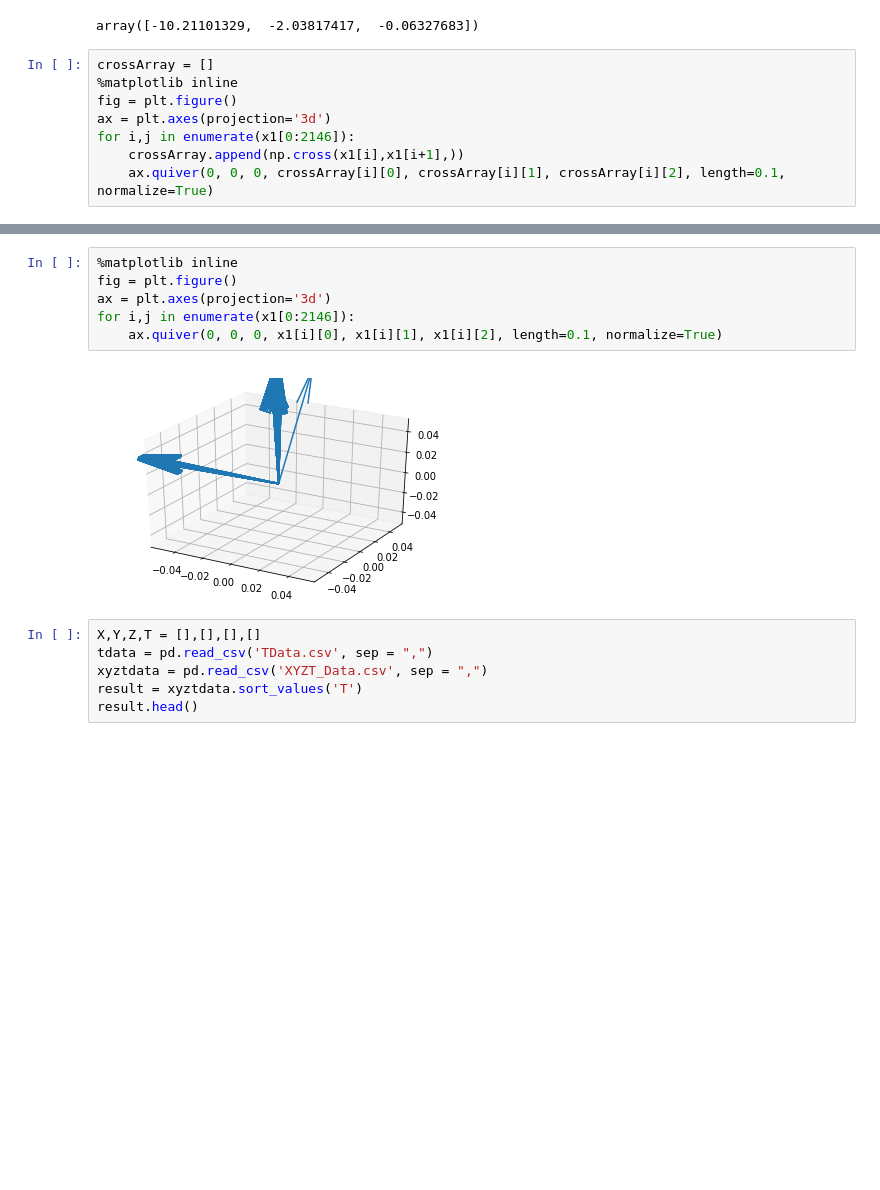
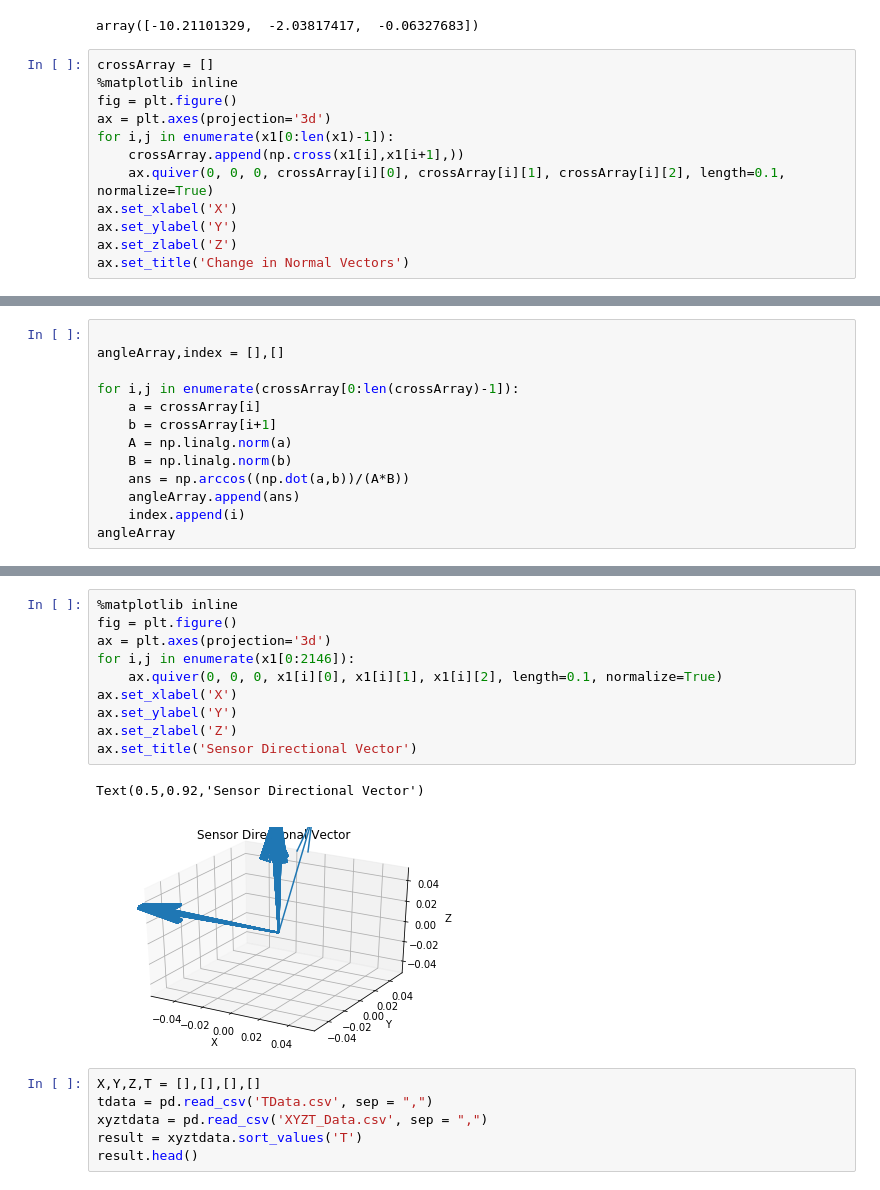
Before and after one commit to mehdig-exe/Third-Year-Project, a Jupyter notebook: Mehdi/Data Analysis.ipynb, the cells around one changed output, grey strips where cells are left out. Drawn from its saved outputs; the diff is of its cells as text; blank space fills up the shorter version.

```diff
--- a/Mehdi/Data Analysis.ipynb
+++ b/Mehdi/Data Analysis.ipynb
@@ -31,7 +32,11 @@ crossArray = []
 %matplotlib inline
 fig = plt.figure()
 ax = plt.axes(projection='3d')
-for i,j in enumerate(x1[0:2146]):
+for i,j in enumerate(x1[0:len(x1)-1]):
     crossArray.append(np.cross(x1[i],x1[i+1],))
     ax.quiver(0, 0, 0, crossArray[i][0], crossArray[i][1], crossArray[i][2], length=0.1, normalize=True)
+ax.set_xlabel('X')
+ax.set_ylabel('Y')
+ax.set_zlabel('Z')
+ax.set_title('Change in Normal Vectors')
 # %% [output]
@@ -38,0 +47,13 @@ for i,j in enumerate(x1[0:2146]):
+# %%
+
+angleArray,index = [],[]
+
+for i,j in enumerate(crossArray[0:len(crossArray)-1]):
+    a = crossArray[i]
+    b = crossArray[i+1]
+    A = np.linalg.norm(a)
+    B = np.linalg.norm(b)
+    ans = np.arccos((np.dot(a,b))/(A*B))
+    angleArray.append(ans)
+    index.append(i)
+angleArray
@@ -39,11 +78,16 @@ for i,j in enumerate(x1[0:2146]):
 # %%
 %matplotlib inline
 fig = plt.figure()
 ax = plt.axes(projection='3d')
 for i,j in enumerate(x1[0:2146]):
     ax.quiver(0, 0, 0, x1[i][0], x1[i][1], x1[i][2], length=0.1, normalize=True)
+ax.set_xlabel('X')
+ax.set_ylabel('Y')
+ax.set_zlabel('Z')
+ax.set_title('Sensor Directional Vector')
 # %% [output]
+Text(0.5,0.92,'Sensor Directional Vector')
-[figure, old version]
+[figure, new version]
 # %%
 X,Y,Z,T = [],[],[],[]
 tdata = pd.read_csv('TData.csv', sep = ",")
```
Also changed, not shown: parts of 6 cells of this notebook.
